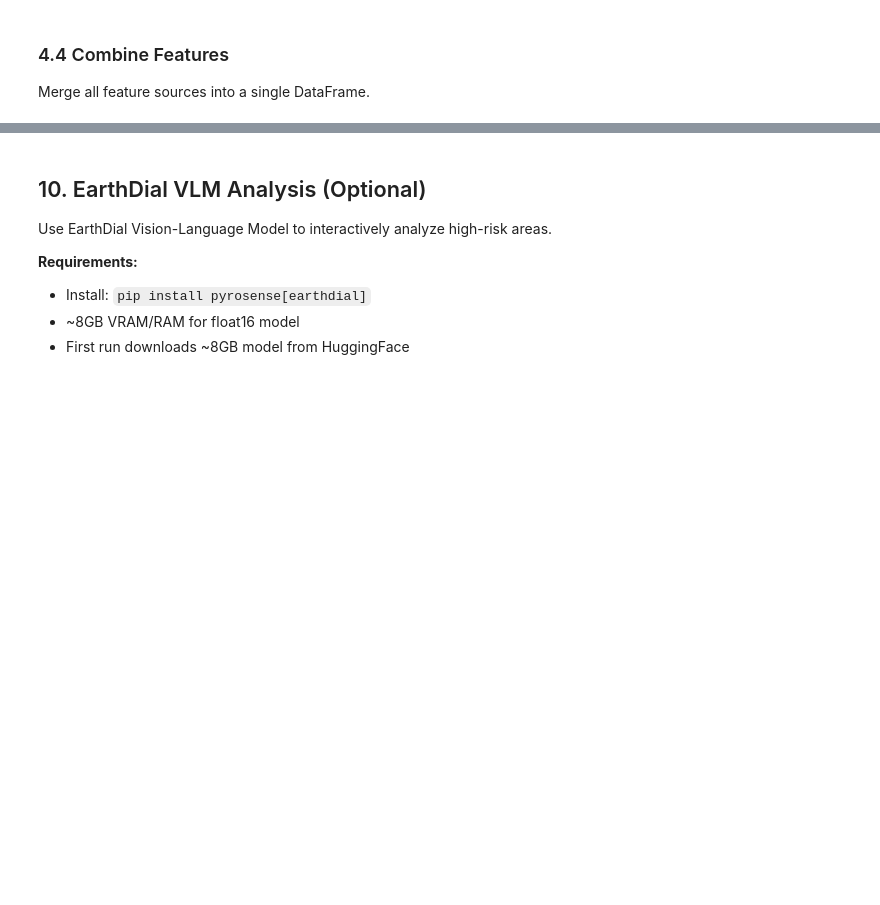
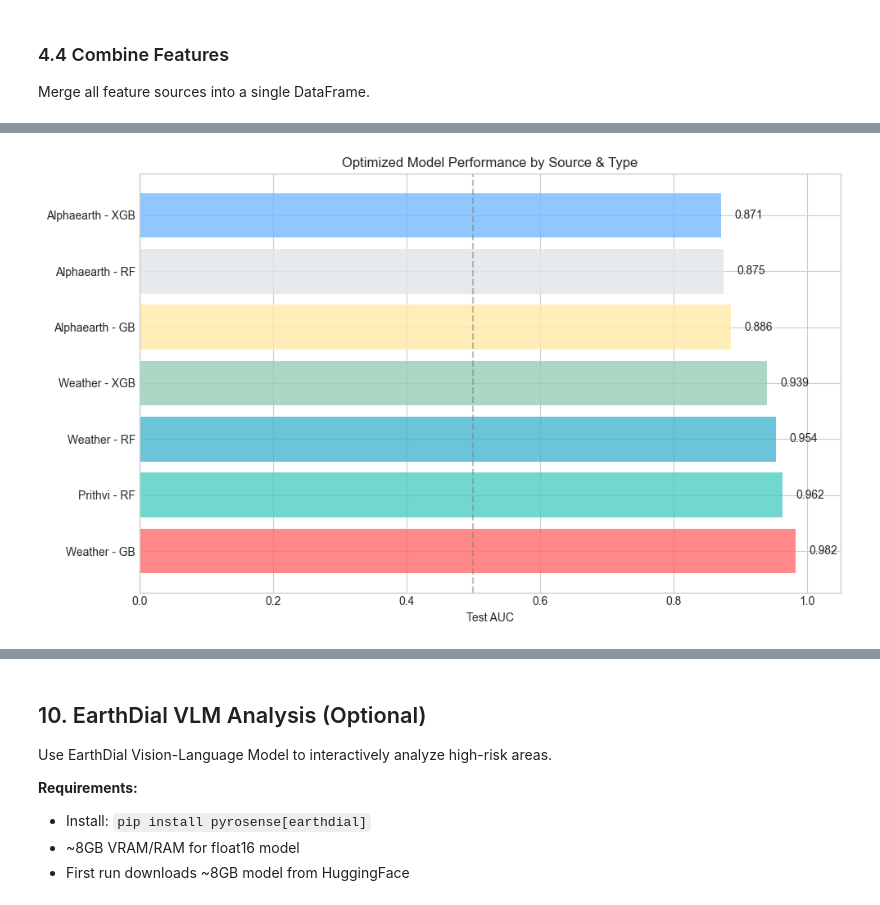
Before and after one commit to georgepap23/pyrosense, a Jupyter notebook: notebooks/01_prithvi_value_test.ipynb, the cells around one changed output, grey strips where cells are left out. Drawn from its saved outputs; the diff is of its cells as text; code cells hidden in the pictures; blank space fills up the shorter version.

```diff
--- a/notebooks/01_prithvi_value_test.ipynb
+++ b/notebooks/01_prithvi_value_test.ipynb
@@ -248,7 +311,7 @@ import os
 USE_ALPHAEARTH = True
 
 # Set your GCP project ID here or via environment variable GOOGLE_CLOUD_PROJECT
-GCP_PROJECT = os.environ.get("GOOGLE_CLOUD_PROJECT", None) or "your-project-id"
+GCP_PROJECT = os.environ.get("GOOGLE_CLOUD_PROJECT", None) or "pyrosense"
 
 if USE_ALPHAEARTH:
     if not GCP_PROJECT:
@@ -352,0 +445,16 @@ print(ensemble.summary())
+# %%
+# Conditional hyperparameter tuning
+if RUN_HYPERPARAMETER_TUNING:
+    from pyrosense.models.optimization import optimize_base_models
+
+    # Optimize base models for each feature source
+    best_base_models = optimize_base_models(
+        X_train=X_train,
+        y_train=y_train,
+        sources=sources,
+        verbose=True
+    )
+else:
+    # Skip tuning
+    best_base_models = {}
+    print("Skipping hyperparameter tuning - will use default models")
@@ -352,0 +479,75 @@ print(ensemble.summary())
+# %%
+# Compare optimized models on test set (conditional)
+if RUN_HYPERPARAMETER_TUNING and best_base_models:
+    from sklearn.metrics import roc_auc_score, accuracy_score
+    from sklearn.preprocessing import StandardScaler
+    import numpy as np
+
+    optimization_results = []
+
+    for model_key, model in best_base_models.items():
+        source, model_type = model_key.split('_')
+
+        # Get test data for this source
+        cols = [c for c in X_test.columns if c.startswith(f"{source}_")]
+        X_source_test = X_test[cols].values
+
+        # Preprocess (same as training)
+        scaler = StandardScaler()
+        # Fit on training data
+        cols_train = [c for c in X_train.columns if c.startswith(f"{source}_")]
+        X_source_train = X_train[cols_train].values
+        X_source_scaled_train = scaler.fit_transform(X_source_train)
+
+        # Transform test data
+        X_source_scaled_test = scaler.transform(X_source_test)
+        X_source_clean_test = np.nan_to_num(X_source_scaled_test, nan=0.0)
+
+        # Predict
+        y_prob_opt = model.predict_proba(X_source_clean_test)[:, 1]
+        y_pred_opt = model.predict(X_source_clean_test)
+
+        # Calculate metrics
+        auc = roc_auc_score(y_test, y_prob_opt)
+        acc = accuracy_score(y_test, y_pred_opt)
+
+        optimization_results.append({
+            'Source': source.capitalize(),
+            'Model': model_type.upper(),
+            'Test AUC': auc,
+            'Accuracy': acc
+        })
+
+    # Display results
+    opt_results_df = pd.DataFrame(optimization_results).sort_values('Test AUC', ascending=False)
+
+    print("\n" + "=" * 60)
+    print("OPTIMIZED MODELS - Test Set Performance")
+    print("=" * 60)
+    print(opt_results_df.to_string(index=False))
+    print("=" * 60)
+
+    # Visualize
+    fig, ax = plt.subplots(figsize=(10, 6))
+    opt_results_df['Label'] = opt_results_df['Source'] + ' - ' + opt_results_df['Model']
+    colors = ['#FF6B6B', '#4ECDC4', '#45B7D1', '#96CEB4', '#FFEAA7', '#DFE6E9', '#74B9FF']
+    bars = ax.barh(opt_results_df['Label'], opt_results_df['Test AUC'],
+                   color=colors[:len(opt_results_df)], alpha=0.8)
+
+    ax.set_xlabel('Test AUC')
+    ax.set_title('Optimized Model Performance by Source & Type')
+    ax.set_xlim(0, 1.05)
+    ax.axvline(x=0.5, color='gray', linestyle='--', alpha=0.5)
+
+    # Add value labels
+    for bar, val in zip(bars, opt_results_df['Test AUC']):
+        ax.text(val + 0.02, bar.get_y() + bar.get_height()/2, f'{val:.3f}',
+                va='center', fontsize=10)
+
+    plt.tight_layout()
+    plt.show()
+else:
+    print("Hyperparameter tuning was skipped - no optimization results to display")
+    optimization_results = []
+    opt_results_df = pd.DataFrame()
+# %% [output]
@@ -352,0 +566 @@ print(ensemble.summary())
+[figure, added]
```
Also changed, not shown: parts of 37 cells of this notebook, 6 other files.
